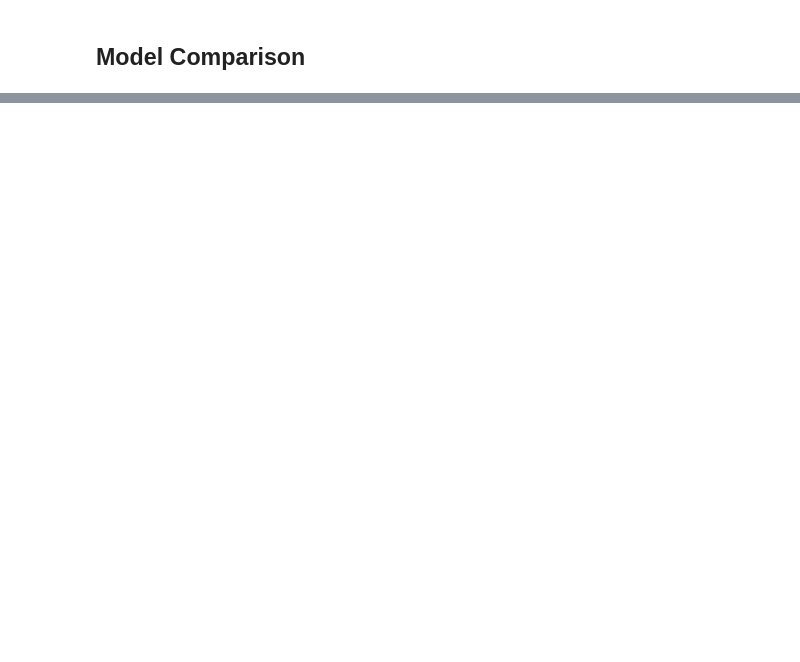
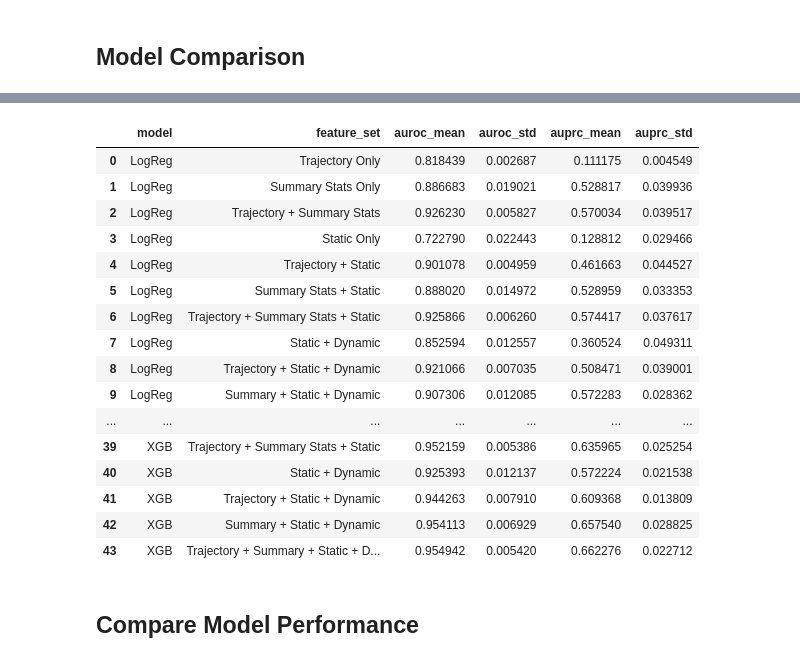
Before and after one commit to tw2067/trajectory-modeling, a Jupyter notebook: scripts/notebooks/mimic/liver_analysis.ipynb, the cells around one changed output, grey strips where cells are left out. Cells and saved outputs as stored; diff of their text form; code cells hidden in the pictures; blank space fills up the shorter version.

```diff
--- a/scripts/notebooks/mimic/liver_analysis.ipynb
+++ b/scripts/notebooks/mimic/liver_analysis.ipynb
@@ -126,9 +197,7 @@ models_to_evaluate = {
 
 n_repeats = 10
 n_splits = 5
-results = []
-metric_rows = []
-curve_data = {}
+results = {model_name: {} for model_name in models_to_evaluate.keys()}
 y = df['target_aclf']
 groups = df['hadm_id']
 
@@ -145,8 +214,7 @@ for model_name, model_fn in models_to_evaluate.items():
     for feature_set_name, feature_cols in feature_sets.items():
         if len(feature_cols) == 0:
             continue
-        aucs, auprcs = [], []
-        y_true_all, y_score_all = [], []
+        fold_metrics = {'roc_auc': [], 'avg_precision': [], 'y_true': [], 'y_pred': []}
         for repeat in range(n_repeats):
             shuffle_idx = np.random.RandomState(seed=920 + repeat).permutation(len(dataset_model))
             dataset_repeat = dataset_model.iloc[shuffle_idx].reset_index(drop=True)
@@ -179,28 +247,26 @@ for model_name, model_fn in models_to_evaluate.items():
                 else:
                     probs = model.decision_function(X_test_scaled)
 
-                aucs.append(roc_auc_score(y_test, probs))
-                auprcs.append(average_precision_score(y_test, probs))
-                y_true_all.extend(y_test.tolist())
-                y_score_all.extend(probs.tolist())
+                fold_metrics['roc_auc'].append(roc_auc_score(y_test, probs))
+                fold_metrics['avg_precision'].append(average_precision_score(y_test, probs))
+                fold_metrics['y_true'].extend(y_test.tolist())
+                fold_metrics['y_pred'].extend(probs.tolist())
 
-        curve_data[(model_name, feature_set_name)] = (np.array(y_true_all), np.array(y_score_all))
-        for val in aucs:
-            metric_rows.append({'model': model_name, 'feature_set': feature_set_name, 'metric': 'AUROC', 'value': val})
-        for val in auprcs:
-            metric_rows.append({'model': model_name, 'feature_set': feature_set_name, 'metric': 'AUPRC', 'value': val})
+        results[model_name][feature_set_name] = fold_metrics
+        print(f"{model_name} | {feature_set_name}: AUROC {np.mean(fold_metrics['roc_auc']):.3f} ± {np.std(fold_metrics['roc_auc']):.3f}, AUPRC {np.mean(fold_metrics['avg_precision']):.3f} ± {np.std(fold_metrics['avg_precision']):.3f}")
 
-        print(f"{model_name} | {feature_set_name}: AUROC {np.mean(aucs):.3f} ± {np.std(aucs):.3f}, AUPRC {np.mean(auprcs):.3f} ± {np.std(auprcs):.3f}")
-        results.append({
+summary_rows = []
+for model_name, model_results in results.items():
+    for feature_set_name, metrics in model_results.items():
+        summary_rows.append({
             'model': model_name,
             'feature_set': feature_set_name,
-            'auroc_mean': np.mean(aucs),
-            'auroc_std': np.std(aucs),
-            'auprc_mean': np.mean(auprcs),
-            'auprc_std': np.std(auprcs),
+            'auroc_mean': np.mean(metrics['roc_auc']),
+            'auroc_std': np.std(metrics['roc_auc']),
+            'auprc_mean': np.mean(metrics['avg_precision']),
+            'auprc_std': np.std(metrics['avg_precision'])
         })
 
-results_df = pd.DataFrame(results)
-metrics_long = pd.DataFrame(metric_rows)
+results_df = pd.DataFrame(summary_rows)
 results_df
 # %% [output]
@@ -224 +290,20 @@ XGB | Static Only: AUROC 0.713 ± 0.013, AUPRC 0.130 ± 0.030
+|  | model | feature_set | auroc_mean | auroc_std | auprc_mean | auprc_std |
+| 0 | LogReg | Trajectory Only | 0.818439 | 0.002687 | 0.111175 | 0.004549 |
+| 1 | LogReg | Summary Stats Only | 0.886683 | 0.019021 | 0.528817 | 0.039936 |
+| 2 | LogReg | Trajectory + Summary Stats | 0.926230 | 0.005827 | 0.570034 | 0.039517 |
+| 3 | LogReg | Static Only | 0.722790 | 0.022443 | 0.128812 | 0.029466 |
+| 4 | LogReg | Trajectory + Static | 0.901078 | 0.004959 | 0.461663 | 0.044527 |
+| 5 | LogReg | Summary Stats + Static | 0.888020 | 0.014972 | 0.528959 | 0.033353 |
+| 6 | LogReg | Trajectory + Summary Stats + Static | 0.925866 | 0.006260 | 0.574417 | 0.037617 |
+| 7 | LogReg | Static + Dynamic | 0.852594 | 0.012557 | 0.360524 | 0.049311 |
+| 8 | LogReg | Trajectory + Static + Dynamic | 0.921066 | 0.007035 | 0.508471 | 0.039001 |
+| 9 | LogReg | Summary + Static + Dynamic | 0.907306 | 0.012085 | 0.572283 | 0.028362 |
+| ... | ... | ... | ... | ... | ... | ... |
+| 39 | XGB | Trajectory + Summary Stats + Static | 0.952159 | 0.005386 | 0.635965 | 0.025254 |
+| 40 | XGB | Static + Dynamic | 0.925393 | 0.012137 | 0.572224 | 0.021538 |
+| 41 | XGB | Trajectory + Static + Dynamic | 0.944263 | 0.007910 | 0.609368 | 0.013809 |
+| 42 | XGB | Summary + Static + Dynamic | 0.954113 | 0.006929 | 0.657540 | 0.028825 |
+| 43 | XGB | Trajectory + Summary + Static + D... | 0.954942 | 0.005420 | 0.662276 | 0.022712 |
+# %% [markdown]
+## Compare Model Performance
 # %%
```
Also changed, not shown: parts of 10 cells of this notebook, 24 other files.
